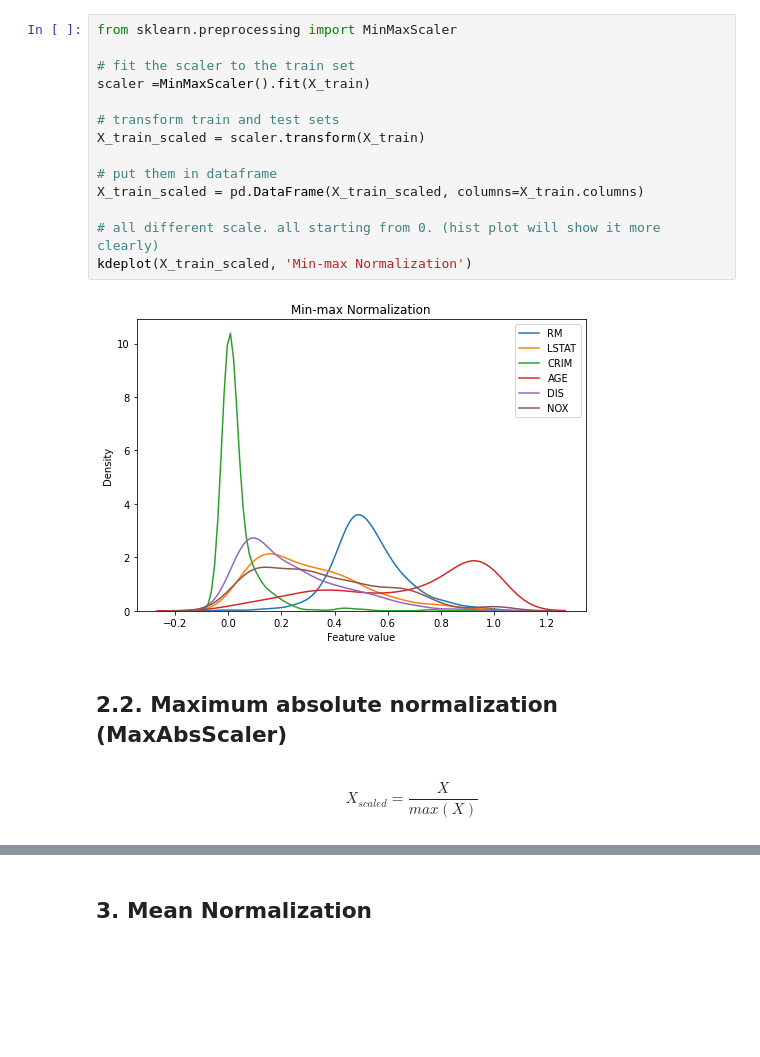
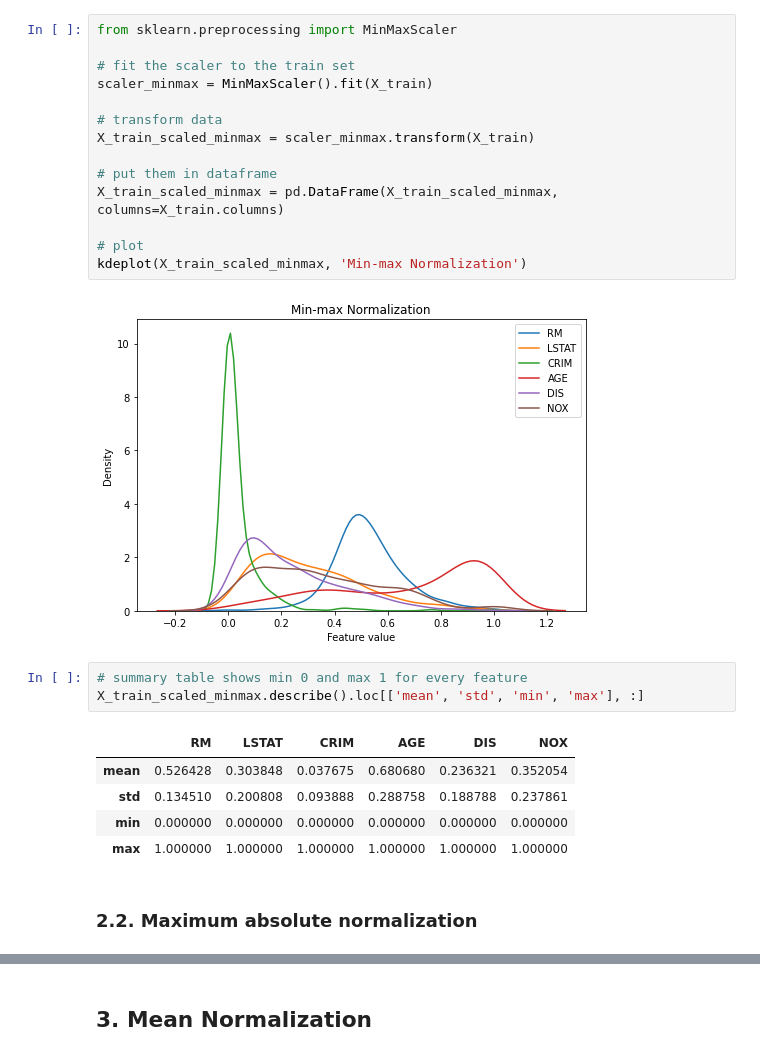
Before and after one commit to mkang32/feature-engineering, a Jupyter notebook: notebooks/6.feature_scaling/feature_scaling.ipynb, the cells around one changed output, grey strips where cells are left out. Saved outputs shown, nothing was run; the diff lists cells and outputs as text; blank space fills up the shorter version.

Commit message:
feature engineering minmax normalizer description

```diff
--- a/notebooks/6.feature_scaling/feature_scaling.ipynb
+++ b/notebooks/6.feature_scaling/feature_scaling.ipynb
@@ -131,19 +208,26 @@ kdeplot(X_train_scaled_std, 'StandardScaler')
 from sklearn.preprocessing import MinMaxScaler
 
 # fit the scaler to the train set
-scaler =MinMaxScaler().fit(X_train)
+scaler_minmax = MinMaxScaler().fit(X_train)
 
-# transform train and test sets
-X_train_scaled = scaler.transform(X_train)
+# transform data
+X_train_scaled_minmax = scaler_minmax.transform(X_train)
 
 # put them in dataframe
-X_train_scaled = pd.DataFrame(X_train_scaled, columns=X_train.columns)
+X_train_scaled_minmax = pd.DataFrame(X_train_scaled_minmax, columns=X_train.columns)
 
-# all different scale. all starting from 0. (hist plot will show it more clearly)
-kdeplot(X_train_scaled, 'Min-max Normalization')
+# plot
+kdeplot(X_train_scaled_minmax, 'Min-max Normalization')
 # %% [output]
 [figure]
+# %%
+# summary table shows min 0 and max 1 for every feature
+X_train_scaled_minmax.describe().loc[['mean', 'std', 'min', 'max'], :]
+# %% [output]
+|  | RM | LSTAT | CRIM | AGE | DIS | NOX |
+| mean | 0.526428 | 0.303848 | 0.037675 | 0.680680 | 0.236321 | 0.352054 |
+| std | 0.134510 | 0.200808 | 0.093888 | 0.288758 | 0.188788 | 0.237861 |
+| min | 0.000000 | 0.000000 | 0.000000 | 0.000000 | 0.000000 | 0.000000 |
+| max | 1.000000 | 1.000000 | 1.000000 | 1.000000 | 1.000000 | 1.000000 |
 # %% [markdown]
-## 2.2. Maximum absolute normalization (MaxAbsScaler)
+### 2.2. Maximum absolute normalization
-# %% [markdown]
-$$X_{scaled} = \frac{X}{max(X)}$$
```
Also changed, not shown: parts of 21 cells of this notebook.
